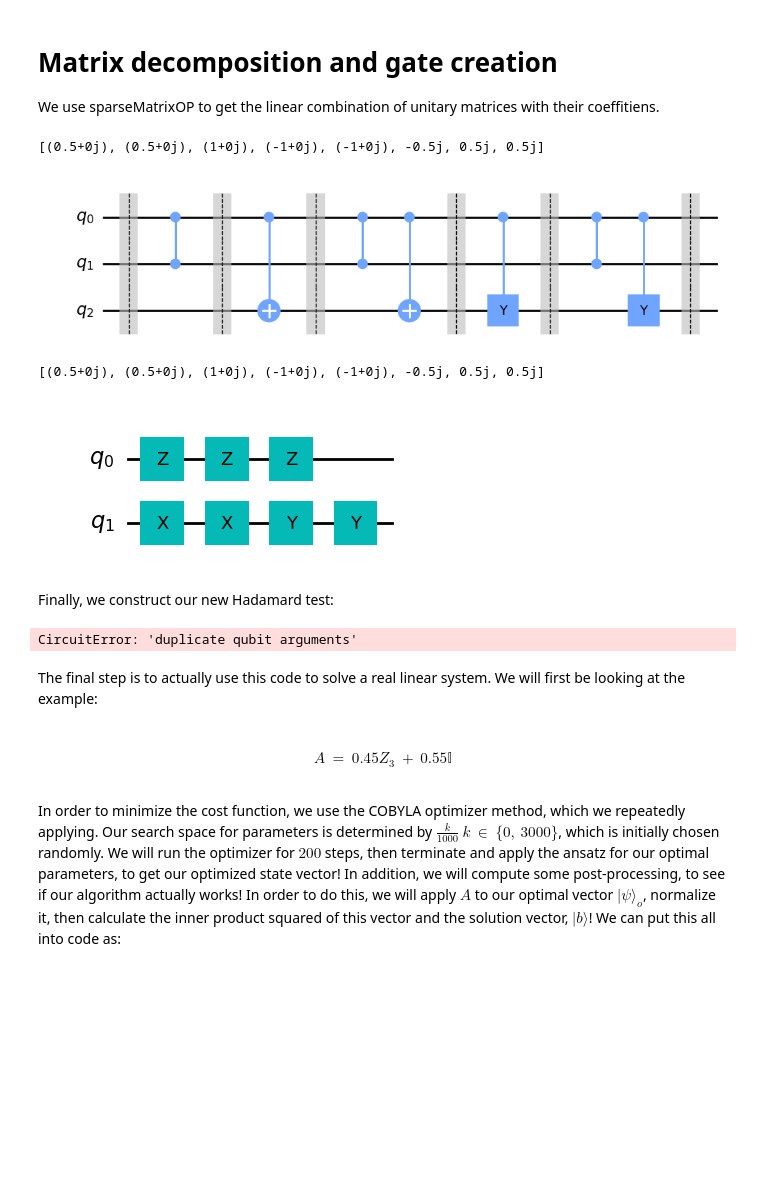
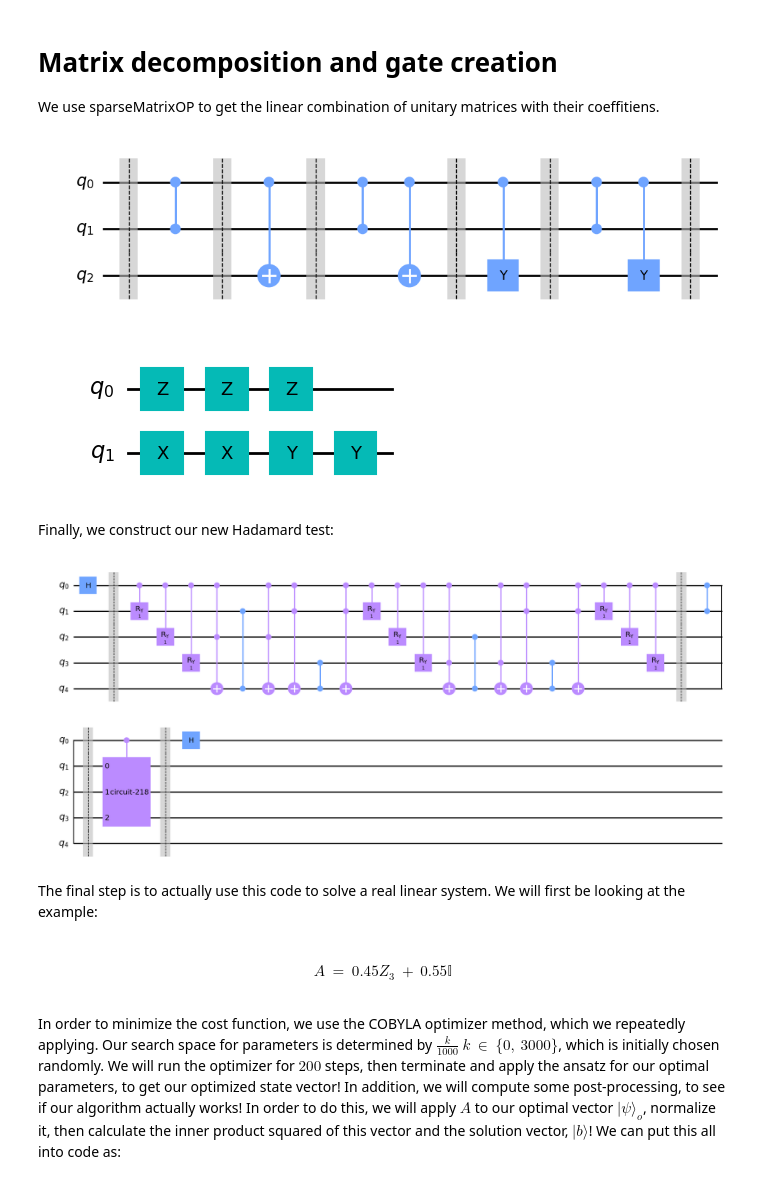
Before and after one commit to cezaris13/CourseWork, a Jupyter notebook: VQLS-QSVM-Implementation/CodeExamples/VQLS.ipynb, the cells around one changed output. Saved outputs shown, nothing was run; the diff lists cells and outputs as text; code cells hidden in the pictures; blank space fills up the shorter version.

```diff
--- a/VQLS-QSVM-Implementation/CodeExamples/VQLS.ipynb
+++ b/VQLS-QSVM-Implementation/CodeExamples/VQLS.ipynb
@@ -13,6 +14,6 @@ from Code.VQLS import controlB, getBArray, convertMatrixIntoCircuit, getMatrixCo
 from Code.Utils import createMatrixFromParameters
 # %%
-auxiliaryQubit:int = 0
+qubits = 3
 shots: int = 10000
 # %% [markdown]
 ## 1. Introduction
@@ -296,16 +297,11 @@ A: np.ndarray = np.array([[1, 0, 0, 0],
               [0, 0, 0, 1],
               [0, 0, 1, 0],
               [0, 3, 0, 0]])
-pauliOp: SparsePauliOp = SparsePauliOp.from_operator(A)
-paulis: PauliList = pauliOp.paulis
-circ = QuantumCircuit(pauliOp.num_qubits+1)
-
+paulis, coefficientSet = VQLSSVM.getLCU(A)
+circ: QuantumCircuit = QuantumCircuit(len(paulis[0])+1)
 convertMatrixIntoCircuit(circ, paulis, controlled=True, auxiliaryQubit=0)
-coefs: List[float]  = getMatrixCoeffitients(pauliOp)
-print (coefs)
 circ.draw(output="mpl", style="clifford")
 # %% [output]
-[(0.5+0j), (0.5+0j), (1+0j), (-1+0j), (-1+0j), -0.5j, 0.5j, 0.5j]
 [figure]
 # %%
 A: np.ndarray = np.array([[1, 0, 0, 0],
@@ -313,34 +309,28 @@ A: np.ndarray = np.array([[1, 0, 0, 0],
               [0, 0, 1, 0],
               [0, 3, 0, 0]])
 
-pauliOp: SparsePauliOp = SparsePauliOp.from_operator(A)
-paulis: PauliList = pauliOp.paulis
-circ: QuantumCircuit = QuantumCircuit(pauliOp.num_qubits)
-
+paulis, coefficientSet = VQLSSVM.getLCU(A)
+circ: QuantumCircuit = QuantumCircuit(len(paulis[0]))
 convertMatrixIntoCircuit(circ, paulis,showBarriers=False)
-coefs: List[float] = getMatrixCoeffitients(pauliOp)
-print(coefs)
 circ.draw(output="mpl", style="clifford")
 # %% [output]
-[(0.5+0j), (0.5+0j), (1+0j), (-1+0j), (-1+0j), -0.5j, 0.5j, 0.5j]
 [figure]
 # %% [markdown]
 Finally, we construct our new Hadamard test:
 # %%
 matrix: np.ndarray = createMatrixFromParameters([1], ["ZII"])
 circ: QuantumCircuit = QuantumCircuit(5)
 pauliOp: SparsePauliOp = SparsePauliOp.from_operator(matrix)
 specialHadamardTest(
     circ,
     pauliOp.paulis,
-    [1, 2, 3],
-    0,
+    qubits,
     [[1, 1, 1], [1, 1, 1], [1, 1, 1]],
     [1, 1, 1, 1, 1, 1, 1, 1],
 )
 circ.draw(output="mpl", style="clifford")
 # %% [output]
-CircuitError: 'duplicate qubit arguments'
+[figure, added]
 # %% [markdown]
 The final step is to actually use this code to solve a real linear system. We will first be looking at the example:
 
```
Also changed, not shown: parts of 11 cells of this notebook, 2 other files.
